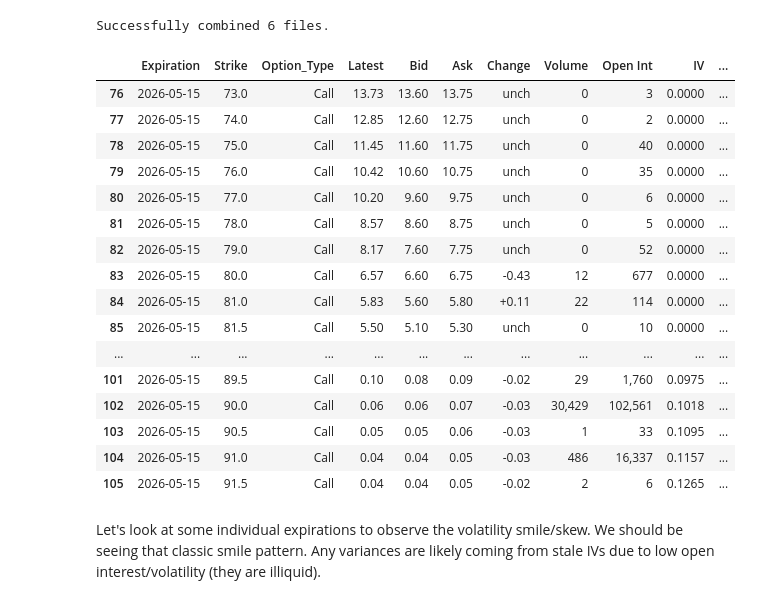
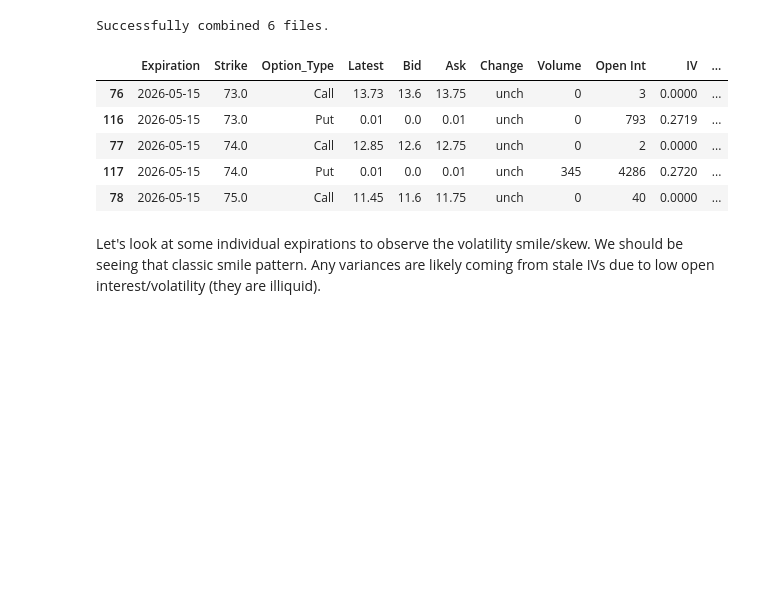
Before and after one commit to ethanasbell/market-making-simulator, a Jupyter notebook: scripts/Phase1.ipynb, the cells around one changed output. Cells and saved outputs as stored; diff of their text form; code cells hidden in the pictures; blank space fills up the shorter version.

```diff
--- a/scripts/Phase1.ipynb
+++ b/scripts/Phase1.ipynb
@@ -79,6 +80,15 @@ if df_list:
     # Clean the IV column
     options_df['IV'] = options_df['IV'].str.rstrip('%').astype(float) / 100
 
+    # Change Volume and Open Interest to ints (remove commas first, and 0.0 values)
+    options_df['Volume'] = (
+        options_df['Volume'].astype(str)
+            .str.replace(',', '')
+            .str.replace('.0', '', regex = False)
+    )
+    options_df['Volume'] = pd.to_numeric(options_df['Volume'], errors = 'coerce').astype('Int64')
+    options_df['Open Int'] = options_df['Open Int'].str.replace(',', '').astype('Int64')
+
 
     print(f"Successfully combined {len(df_list)} files.")
 
@@ -87,26 +97,17 @@ else:
 # %% [output]
 Successfully combined 6 files.
 # %%
-options_df[options_df['Option_Type'] == 'Call'].head(30)
-# options_df.head()
+# options_df[options_df['Option_Type'] == 'Call'].iloc[14, :]
+# options_df[options_df['Option_Type'] == 'Call'].head(30)
+
+options_df.head()
 # %% [output]
 |  | Expiration | Strike | Option_Type | Latest | Bid | Ask | Change | Volume | Open Int | IV | ... |
-| 76 | 2026-05-15 | 73.0 | Call | 13.73 | 13.60 | 13.75 | unch | 0 | 3 | 0.0000 | ... |
-| 77 | 2026-05-15 | 74.0 | Call | 12.85 | 12.60 | 12.75 | unch | 0 | 2 | 0.0000 | ... |
-| 78 | 2026-05-15 | 75.0 | Call | 11.45 | 11.60 | 11.75 | unch | 0 | 40 | 0.0000 | ... |
-| 79 | 2026-05-15 | 76.0 | Call | 10.42 | 10.60 | 10.75 | unch | 0 | 35 | 0.0000 | ... |
-| 80 | 2026-05-15 | 77.0 | Call | 10.20 | 9.60 | 9.75 | unch | 0 | 6 | 0.0000 | ... |
-| 81 | 2026-05-15 | 78.0 | Call | 8.57 | 8.60 | 8.75 | unch | 0 | 5 | 0.0000 | ... |
-| 82 | 2026-05-15 | 79.0 | Call | 8.17 | 7.60 | 7.75 | unch | 0 | 52 | 0.0000 | ... |
-| 83 | 2026-05-15 | 80.0 | Call | 6.57 | 6.60 | 6.75 | -0.43 | 12 | 677 | 0.0000 | ... |
-| 84 | 2026-05-15 | 81.0 | Call | 5.83 | 5.60 | 5.80 | +0.11 | 22 | 114 | 0.0000 | ... |
-| 85 | 2026-05-15 | 81.5 | Call | 5.50 | 5.10 | 5.30 | unch | 0 | 10 | 0.0000 | ... |
-| ... | ... | ... | ... | ... | ... | ... | ... | ... | ... | ... | ... |
-| 101 | 2026-05-15 | 89.5 | Call | 0.10 | 0.08 | 0.09 | -0.02 | 29 | 1,760 | 0.0975 | ... |
-| 102 | 2026-05-15 | 90.0 | Call | 0.06 | 0.06 | 0.07 | -0.03 | 30,429 | 102,561 | 0.1018 | ... |
-| 103 | 2026-05-15 | 90.5 | Call | 0.05 | 0.05 | 0.06 | -0.03 | 1 | 33 | 0.1095 | ... |
-| 104 | 2026-05-15 | 91.0 | Call | 0.04 | 0.04 | 0.05 | -0.03 | 486 | 16,337 | 0.1157 | ... |
-| 105 | 2026-05-15 | 91.5 | Call | 0.04 | 0.04 | 0.05 | -0.02 | 2 | 6 | 0.1265 | ... |
+| 76 | 2026-05-15 | 73.0 | Call | 13.73 | 13.6 | 13.75 | unch | 0 | 3 | 0.0000 | ... |
+| 116 | 2026-05-15 | 73.0 | Put | 0.01 | 0.0 | 0.01 | unch | 0 | 793 | 0.2719 | ... |
+| 77 | 2026-05-15 | 74.0 | Call | 12.85 | 12.6 | 12.75 | unch | 0 | 2 | 0.0000 | ... |
+| 117 | 2026-05-15 | 74.0 | Put | 0.01 | 0.0 | 0.01 | unch | 345 | 4286 | 0.2720 | ... |
+| 78 | 2026-05-15 | 75.0 | Call | 11.45 | 11.6 | 11.75 | unch | 0 | 40 | 0.0000 | ... |
 # %% [markdown]
 Let's look at some individual expirations to observe the volatility smile/skew. We should be seeing that classic smile pattern. Any variances are likely coming from stale IVs due to low open interest/volatility (they are illiquid).
 # %%
```
Also changed, not shown: parts of 6 cells of this notebook.
